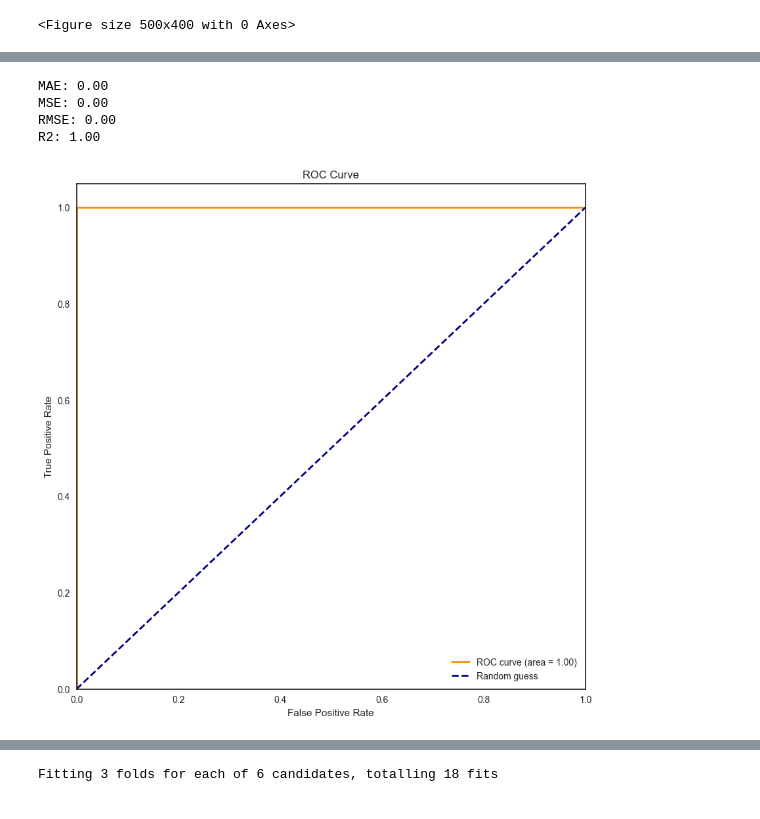
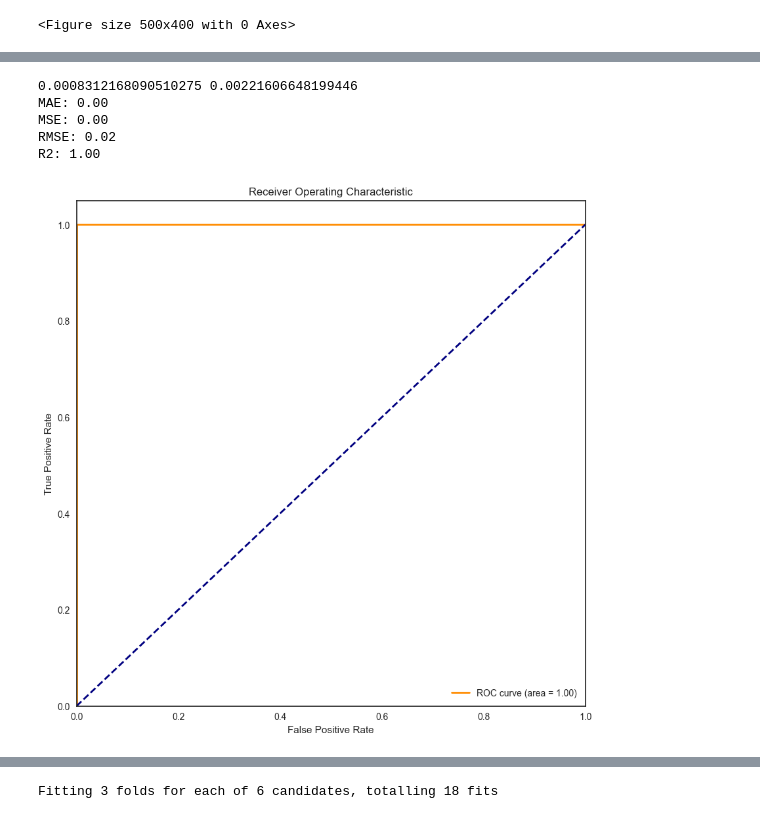
Before and after one commit to Boothey07/DataScience, a Jupyter notebook: AssignmentPt2.ipynb, the cells around one changed output, grey strips where cells are left out. Cells and saved outputs as stored; diff of their text form; code cells hidden in the pictures.

```diff
--- a/AssignmentPt2.ipynb
+++ b/AssignmentPt2.ipynb
@@ -554,4 +829,4 @@ df_test.head()
 # %%
-df_train2 = df_train[['age','sex','chol','thalachh','output']]
+df_train2 = df_train[['age','sex','cp','trtbps','chol','fbs','restecg','thalachh','exng','oldpeak','slp','caa','thall','output']]
 df_train2
 # %% [output]
@@ -571,4 +846,4 @@ df_train2
 # %%
-df_test2 = df_test[['age','sex','chol','thalachh','output']]
+df_test2 = df_test[['age','sex','cp','trtbps','chol','fbs','restecg','thalachh','exng','oldpeak','slp','caa','thall','output']]
 df_test2
 # %% [output]
@@ -842,12 +1134,12 @@ def plot_roc_curve(y_true, y_pred):
     roc_auc = auc(fpr, tpr)
     plt.figure(figsize=(10, 10))
     plt.plot(fpr, tpr, color='darkorange', lw=2, label='ROC curve (area = %0.2f)' % roc_auc)
-    plt.plot([0, 1], [0, 1], color='navy', lw=2, linestyle='--', label='Random guess')
+    plt.plot([0, 1], [0, 1], color='navy', lw=2, linestyle='--')
     plt.xlim([0.0, 1.0])
     plt.ylim([0.0, 1.05])
     plt.xlabel('False Positive Rate')
     plt.ylabel('True Positive Rate')
-    plt.title('ROC Curve')
+    plt.title('Receiver Operating Characteristic')
     plt.legend(loc="lower right")
     plt.show()
 
@@ -1005,22 +1300,27 @@ R2: 0.11
 # %%
 #What other models can we use?
 from sklearn.neighbors import KNeighborsRegressor
 knn = KNeighborsRegressor(n_neighbors=5,weights='uniform')
 knn.fit(X_train, y_train)
 knn_train_preds = knn.predict(X_train)
 knn_test_preds = knn.predict(X_test)
 
 trainError = mean_absolute_error(knn_train_preds, y_train)
 testError = mean_absolute_error(knn_test_preds, y_test)
+print(trainError, testError)
 evaluate_model(y_test, knn_test_preds)
 plot_roc_curve(y_test, knn_test_preds)
-bestError(testError,"KNN Regression")
+
+#Exclusion of KNN, Not confident in the models' performance.
+
+#bestError(testError,"KNN Regression")
 # %% [output]
+0.0008312168090510275 0.00221606648199446
 MAE: 0.00
 MSE: 0.00
-RMSE: 0.00
+RMSE: 0.02
 R2: 1.00
-[figure, old version]
+[figure, new version]
 # %%
 #Get the best error
 getBestModel()
```
Also changed, not shown: parts of 85 cells of this notebook.
